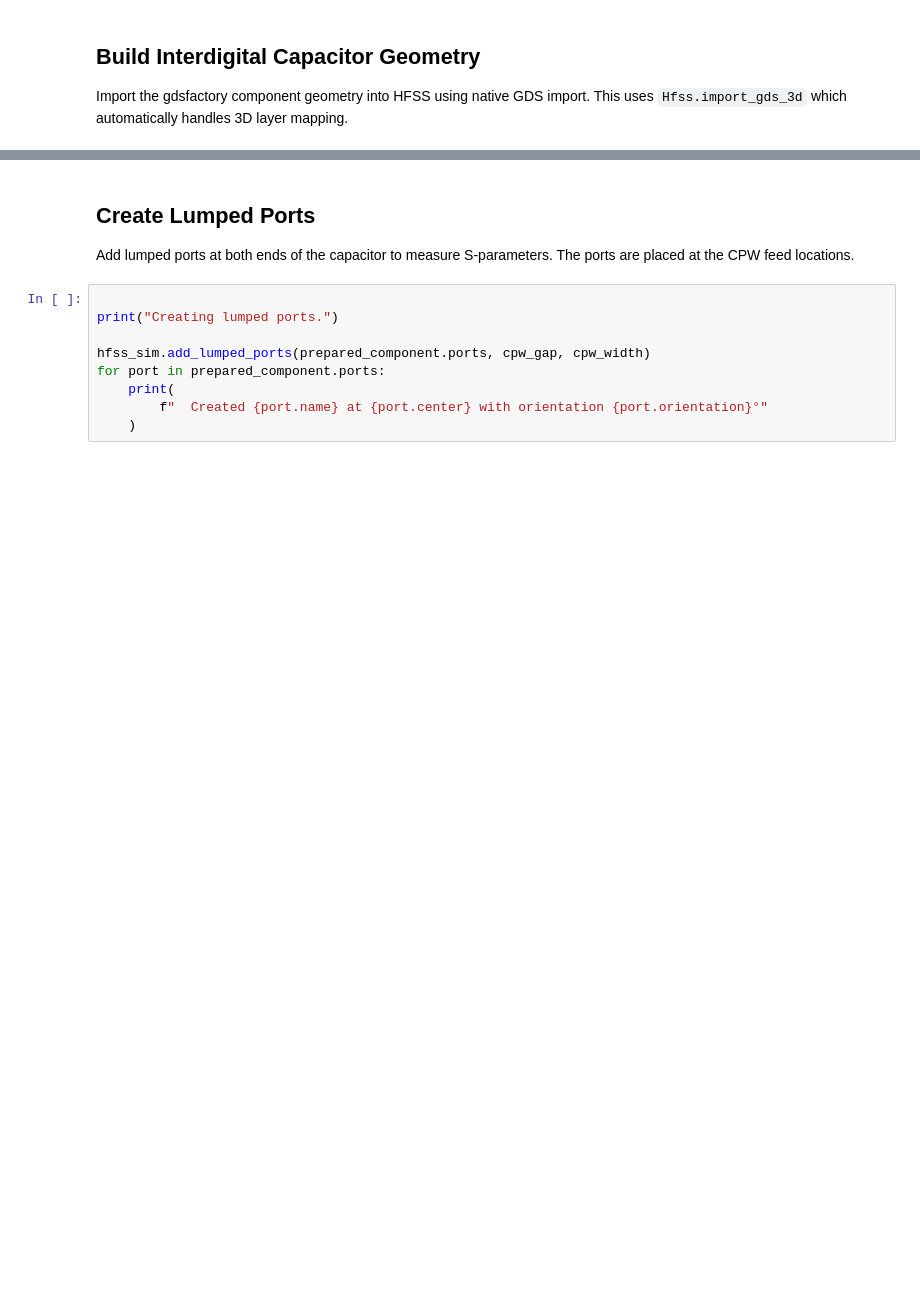
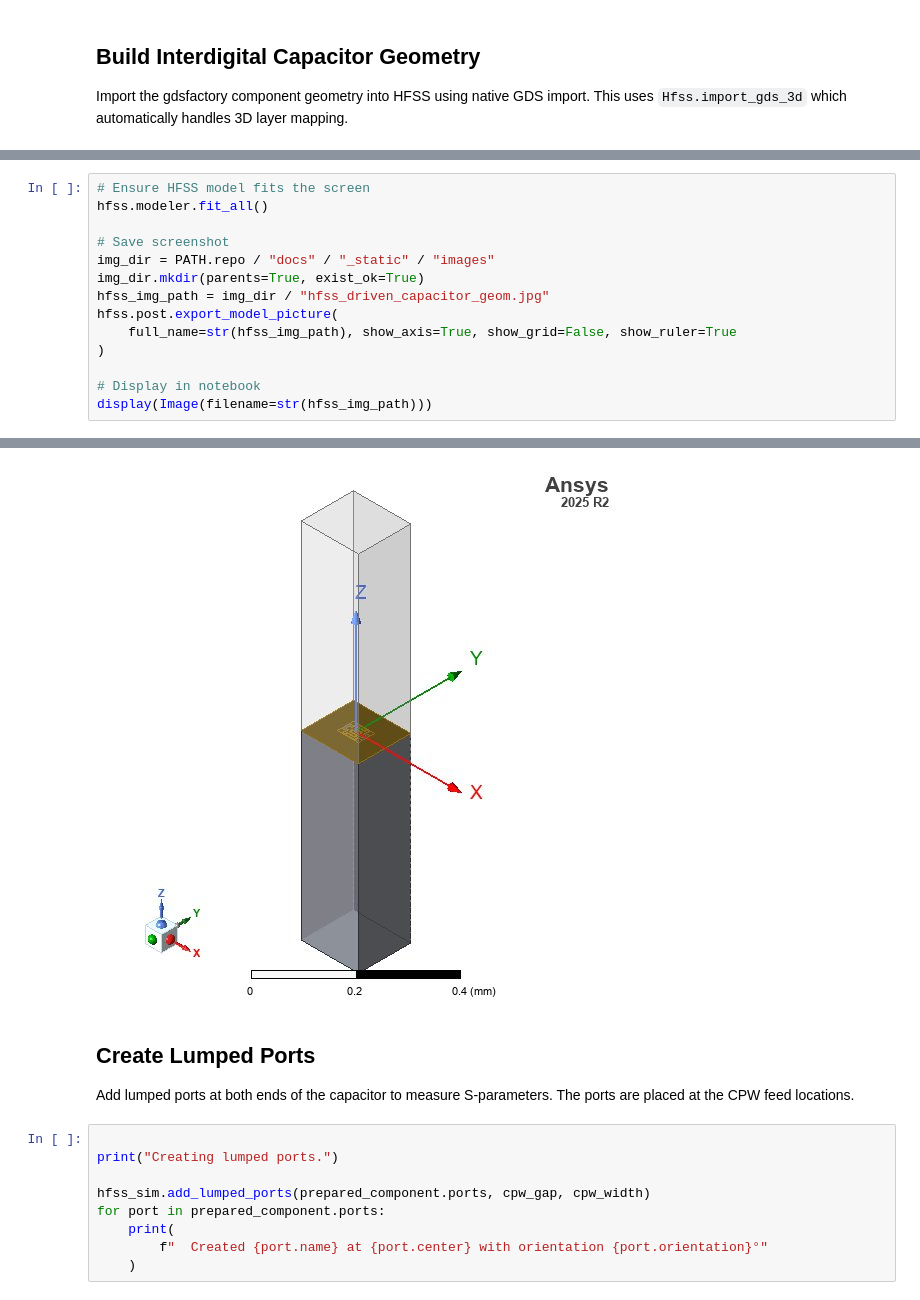
Before and after one commit to gdsfactory/quantum-rf-pdk, a Jupyter notebook: notebooks/hfss_driven_capacitor.ipynb, the cells around one changed output, grey strips where cells are left out. Saved outputs shown, nothing was run; the diff lists cells and outputs as text; blank space fills up the shorter version.

Commit message:
Add HFSS field plots and improve Q2D geometry visualization
Preserve notebook outputs for Ansys tools

```diff
--- a/notebooks/hfss_driven_capacitor.ipynb
+++ b/notebooks/hfss_driven_capacitor.ipynb
@@ -224,0 +257,15 @@ print("Assigned radiation boundary to air region")
+# %%
+# Ensure HFSS model fits the screen
+hfss.modeler.fit_all()
+
+# Save screenshot
+img_dir = PATH.repo / "docs" / "_static" / "images"
+img_dir.mkdir(parents=True, exist_ok=True)
+hfss_img_path = img_dir / "hfss_driven_capacitor_geom.jpg"
+hfss.post.export_model_picture(
+    full_name=str(hfss_img_path), show_axis=True, show_grid=False, show_ruler=True
+)
+
+# Display in notebook
+display(Image(filename=str(hfss_img_path)))
+# %% [output]
@@ -225,3 +278,4 @@ print("Assigned radiation boundary to air region")
+[figure, added]
 # %% [markdown]
 ## Create Lumped Ports
 
```
Also changed, not shown: parts of 26 cells of this notebook, 12 other files.
